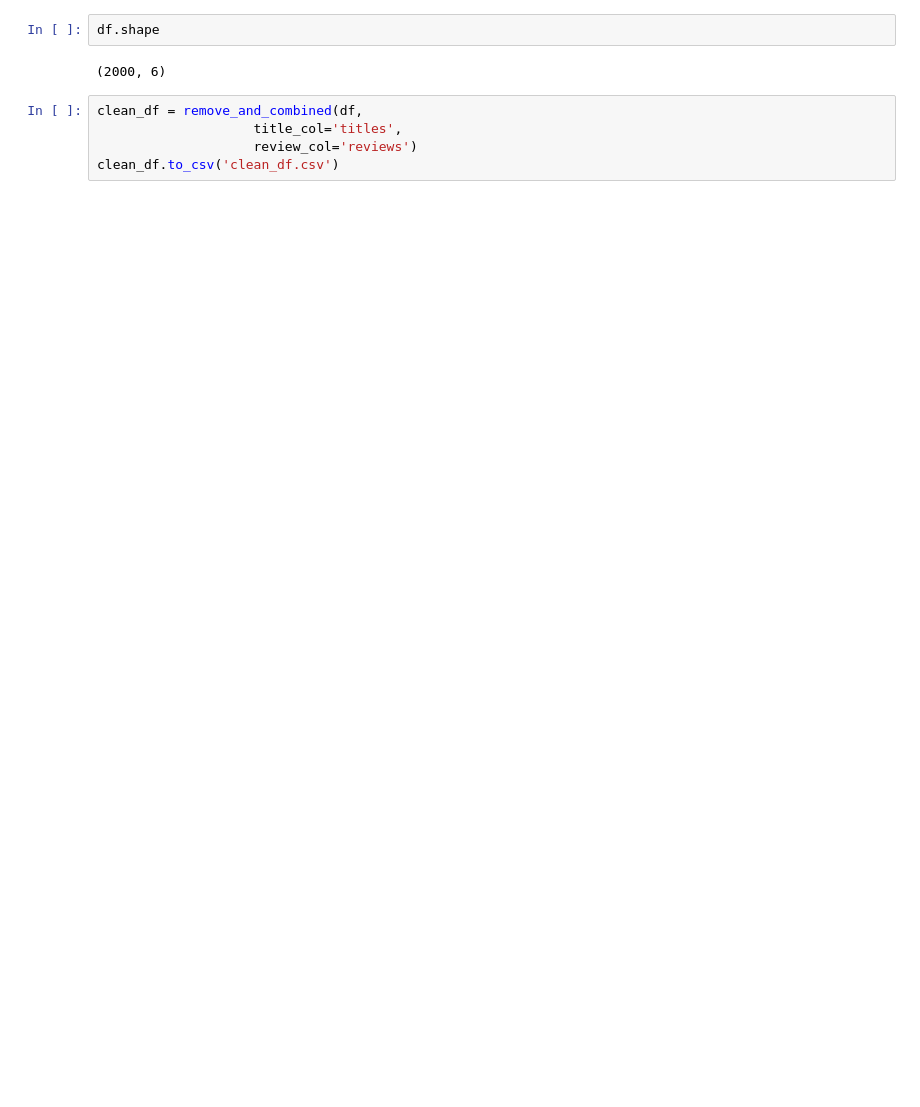
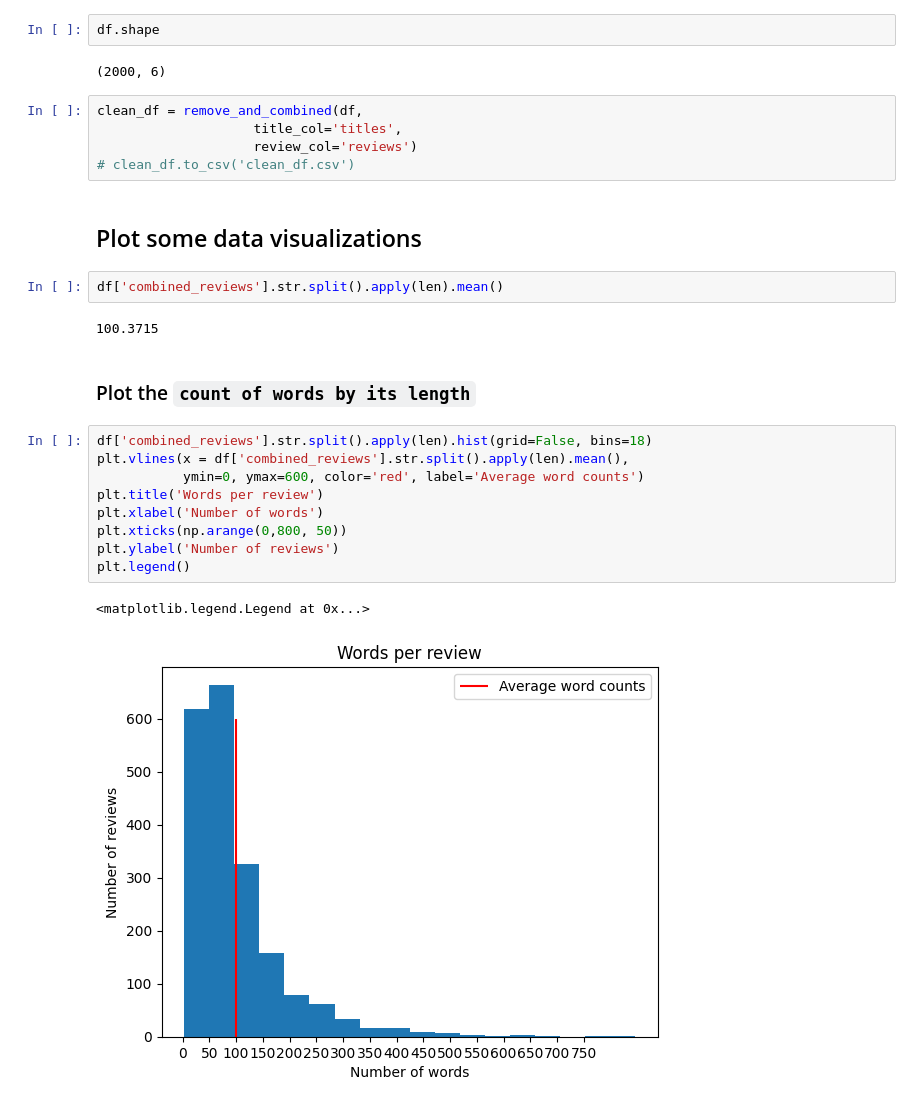
Before and after one commit to CarlOsito16/Hexamind, a Jupyter notebook: Clustering/unsupervised/clustering.ipynb, the cells around one changed output. Saved outputs shown, nothing was run; the diff lists cells and outputs as text; blank space fills up the shorter version.

Commit message:
add graph and define demo df

```diff
--- a/Clustering/unsupervised/clustering.ipynb
+++ b/Clustering/unsupervised/clustering.ipynb
@@ -23,4 +24,24 @@ df.shape
 clean_df = remove_and_combined(df,
                     title_col='titles',
                     review_col='reviews')
-clean_df.to_csv('clean_df.csv')
+# clean_df.to_csv('clean_df.csv')
+# %% [markdown]
+## Plot some data visualizations
+# %%
+df['combined_reviews'].str.split().apply(len).mean()
+# %% [output]
+100.3715
+# %% [markdown]
+### Plot the `count of words by its length`
+# %%
+df['combined_reviews'].str.split().apply(len).hist(grid=False, bins=18)
+plt.vlines(x = df['combined_reviews'].str.split().apply(len).mean(),
+           ymin=0, ymax=600, color='red', label='Average word counts')
+plt.title('Words per review')
+plt.xlabel('Number of words')
+plt.xticks(np.arange(0,800, 50))
+plt.ylabel('Number of reviews')
+plt.legend()
+# %% [output]
+<matplotlib.legend.Legend at 0x...>
+[figure, added]
```
Also changed, not shown: parts of 11 cells of this notebook.
